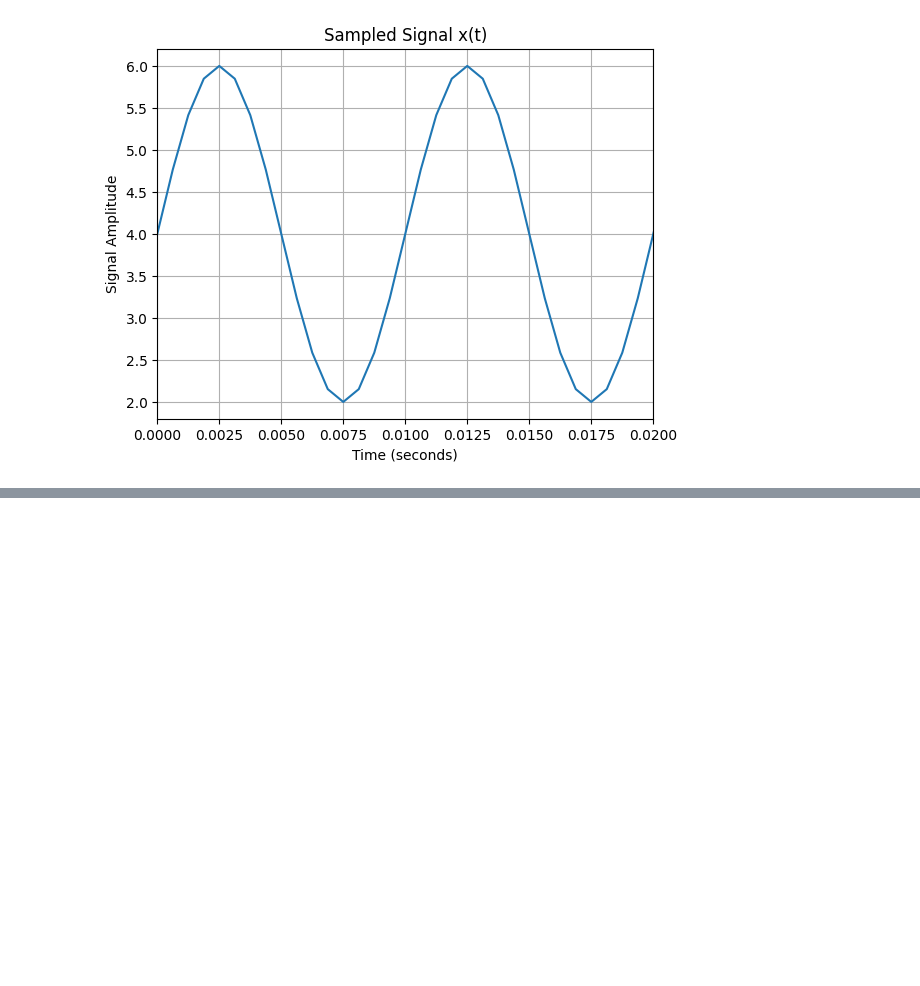
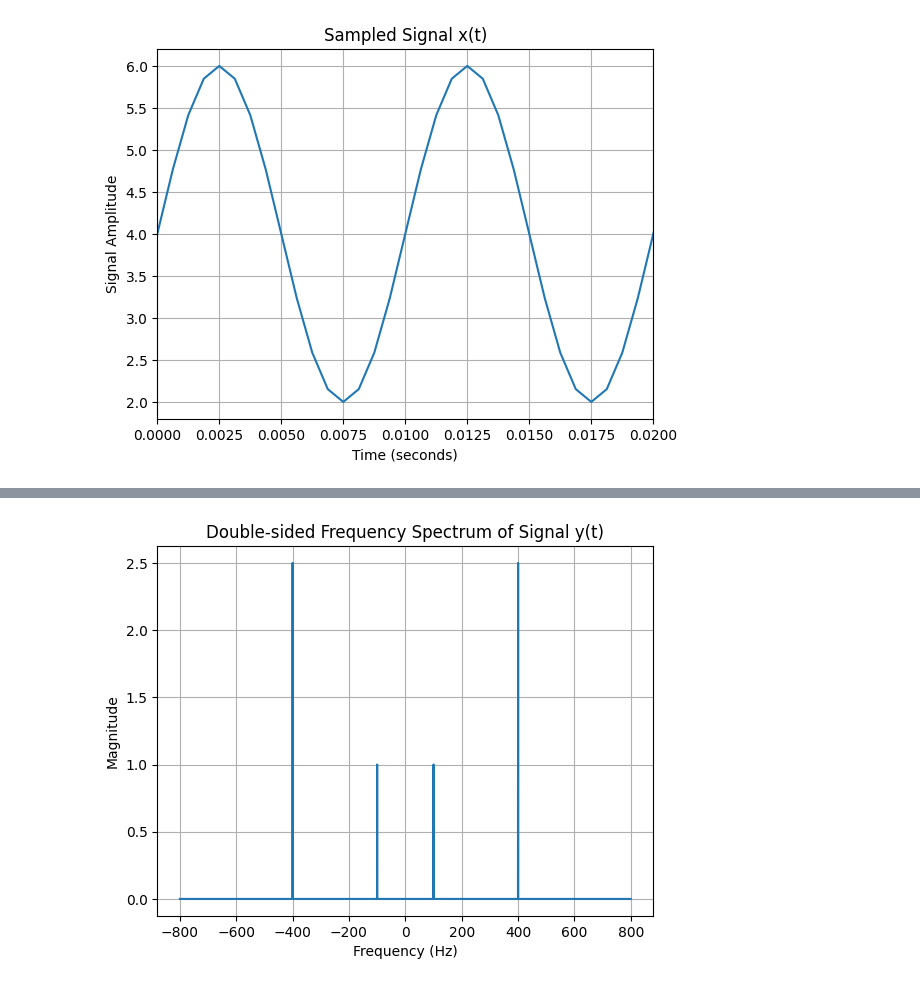
Before and after one commit to PaulArthurAstier/DSP-Week-1, a Jupyter notebook: week1.ipynb, the cells around one changed output, grey strips where cells are left out. Drawn from its saved outputs; the diff is of its cells as text; code cells hidden in the pictures; blank space fills up the shorter version.

```diff
--- a/week1.ipynb
+++ b/week1.ipynb
@@ -48,0 +55,22 @@ plt.show()
+# %%
+# Define the signal
+y = 2 * np.sin(2 * np.pi * 100 * t) + 5 * np.cos(2 * np.pi * 1200 * t)
+
+# Compute the FFT
+N = len(y)  # Number of samples
+Y = np.fft.fft(y) / N  # Normalize the FFT
+frequencies = np.fft.fftfreq(N, d=T)  # Frequency array (in Hz)
+
+# Shift the FFT for a double-sided spectrum
+Y_shifted = np.fft.fftshift(Y)
+frequencies_shifted = np.fft.fftshift(frequencies)
+
+# Plot the double-sided frequency spectrum
+plt.plot(frequencies_shifted, np.abs(Y_shifted))
+plt.xlabel('Frequency (Hz)')
+plt.ylabel('Magnitude')
+plt.title('Double-sided Frequency Spectrum of Signal y(t)')
+plt.grid(True)
+plt.show()
+# %% [output]
+[figure, added]
```
Also changed, not shown: parts of 3 cells of this notebook.
